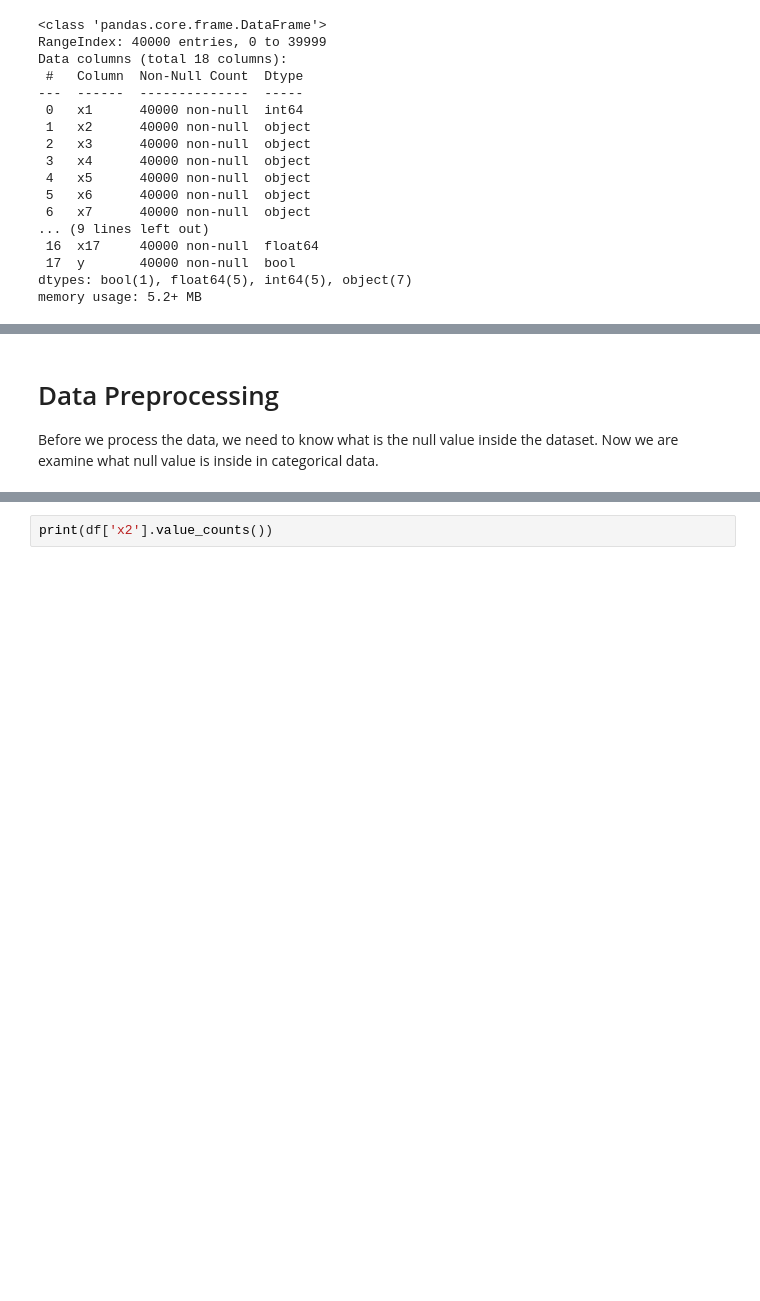
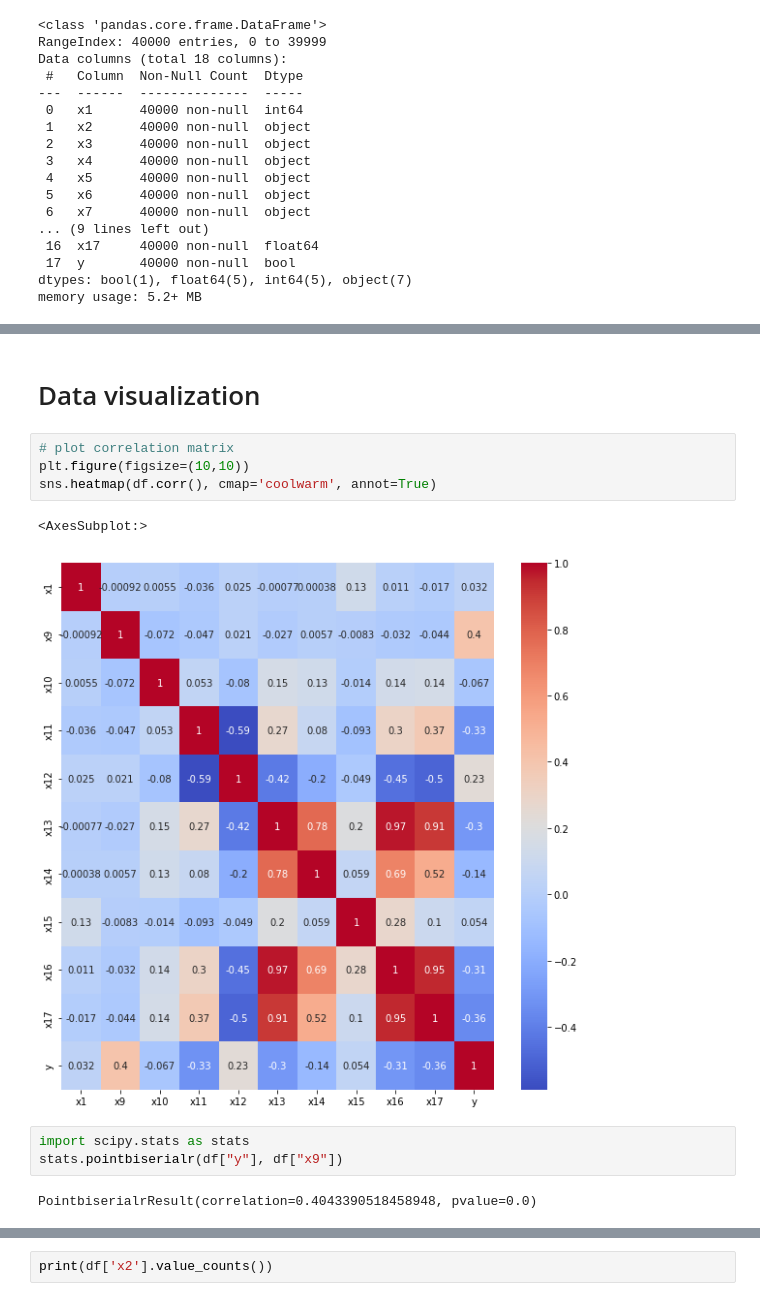
Before and after one commit to chan1992241/Machine_Learning_Practice, a Jupyter notebook: code.ipynb, the cells around one changed output, grey strips where cells are left out. Saved outputs shown, nothing was run; the diff lists cells and outputs as text; blank space fills up the shorter version.

Commit message:
Preprocessing & SGD implementation

```diff
--- a/code.ipynb
+++ b/code.ipynb
@@ -57,6 +57,17 @@ df.describe()
 | 50% | 38.000000 | 180.000000 | 2.000000 | 999.000000 | 0.000000 | 1.100000 | 93.749000 | -41.800000 | 4.857000 | 5191.000000 |
 | 75% | 47.000000 | 320.000000 | 3.000000 | 999.000000 | 0.000000 | 1.400000 | 93.994000 | -36.400000 | 4.961000 | 5228.100000 |
 | max | 98.000000 | 4918.000000 | 56.000000 | 999.000000 | 7.000000 | 1.400000 | 94.767000 | -26.900000 | 5.045000 | 5228.100000 |
-# %% [markdown]
-# Data Preprocessing
-Before we process the data, we need to know what is the null value inside the dataset. Now we are examine what null value is inside in categorical data.
+# %% [markdown]
+# Data visualization
+# %%
+# plot correlation matrix
+plt.figure(figsize=(10,10))
+sns.heatmap(df.corr(), cmap='coolwarm', annot=True)
+# %% [output]
+<AxesSubplot:>
+[figure, added]
+# %%
+import scipy.stats as stats
+stats.pointbiserialr(df["y"], df["x9"])
+# %% [output]
+PointbiserialrResult(correlation=0.4043390518458948, pvalue=0.0)
```
Also changed, not shown: parts of 62 cells of this notebook.
